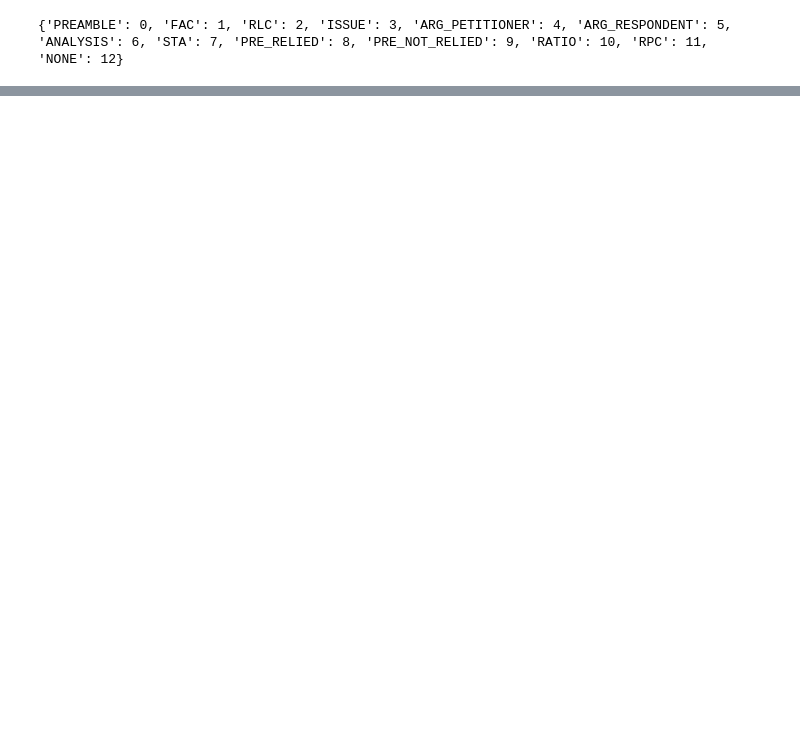
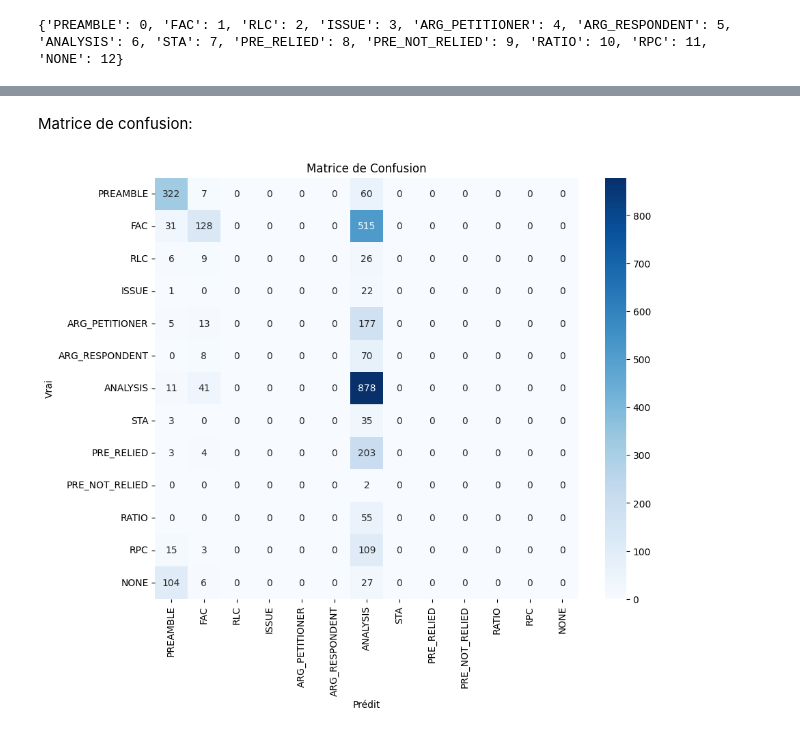
Before and after one commit to MangoHiller/Projet_SemEval2023_ATAL, a Jupyter notebook: LegalEval_Transformers.ipynb, the cells around one changed output, grey strips where cells are left out. Cells and saved outputs as stored; diff of their text form; code cells hidden in the pictures; blank space fills up the shorter version.

```diff
--- a/LegalEval_Transformers.ipynb
+++ b/LegalEval_Transformers.ipynb
@@ -271,0 +176,22 @@ trainer = Trainer(
+# %%
+training_args = TrainingArguments(
+    output_dir='./results',          # output directory
+    num_train_epochs=2,             # total number of training epochs
+    max_steps=100,                    # trains for 10 batches
+    per_device_train_batch_size=32,  # batch size per device during training
+    per_device_eval_batch_size=32,   # batch size for evaluation
+    warmup_steps=100,                # number of warmup steps for learning rate scheduler
+    weight_decay=0.01,               # strength of weight decay
+    logging_dir='./logs',            # directory for storing logs
+    logging_steps=10,
+    evaluation_strategy='epoch', # evaluer à chaque epoch
+    save_strategy='epoch', # sauvegarder à chaque epoch
+    report_to="tensorboard",  # Ajoutez cette ligne pour utiliser TensorBoard
+)
+
+trainer = Trainer(
+    model=model.to(device),                         # the instantiated 🤗 Transformers model to be trained
+    args=training_args,                  # training arguments, defined above
+    train_dataset=balanced_train_dataset,         # training dataset
+    eval_dataset=valid_dataset,          # evaluation dataset
+)
@@ -291,0 +205,7 @@ pd.DataFrame(q, index=["train","val"]).iloc[:,:5]
+# %%
+# Faites les prédictions sur les données de validation
+predictions = trainer.predict(valid_dataset)
+# %%
+# Obtenez les étiquettes prédites et les vraies étiquettes
+predicted_labels = predictions.predictions.argmax(axis=1)
+true_labels = valid_dataset.labels
@@ -291,0 +237,15 @@ pd.DataFrame(q, index=["train","val"]).iloc[:,:5]
+# %% [markdown]
+Matrice de confusion:
+# %%
+# Calculez la matrice de confusion
+confusion = confusion_matrix(true_labels, predicted_labels)
+# %%
+# Affichez la matrice de confusion sous forme de heatmap
+plt.figure(figsize=(10, 8))
+sns.heatmap(confusion, annot=True, fmt='d', cmap='Blues', xticklabels=rr_labels, yticklabels=rr_labels)
+plt.xlabel('Prédit')
+plt.ylabel('Vrai')
+plt.title('Matrice de Confusion')
+plt.show()
+# %% [output]
+[figure, added]
```
Also changed, not shown: parts of 52 cells of this notebook, 1 other file.
